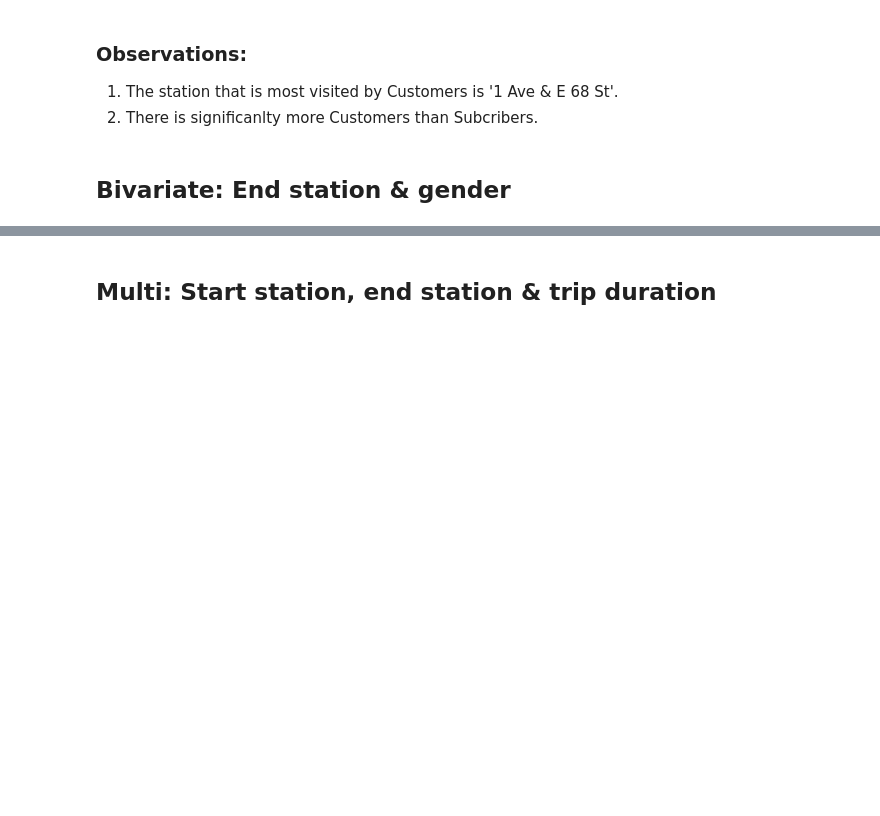
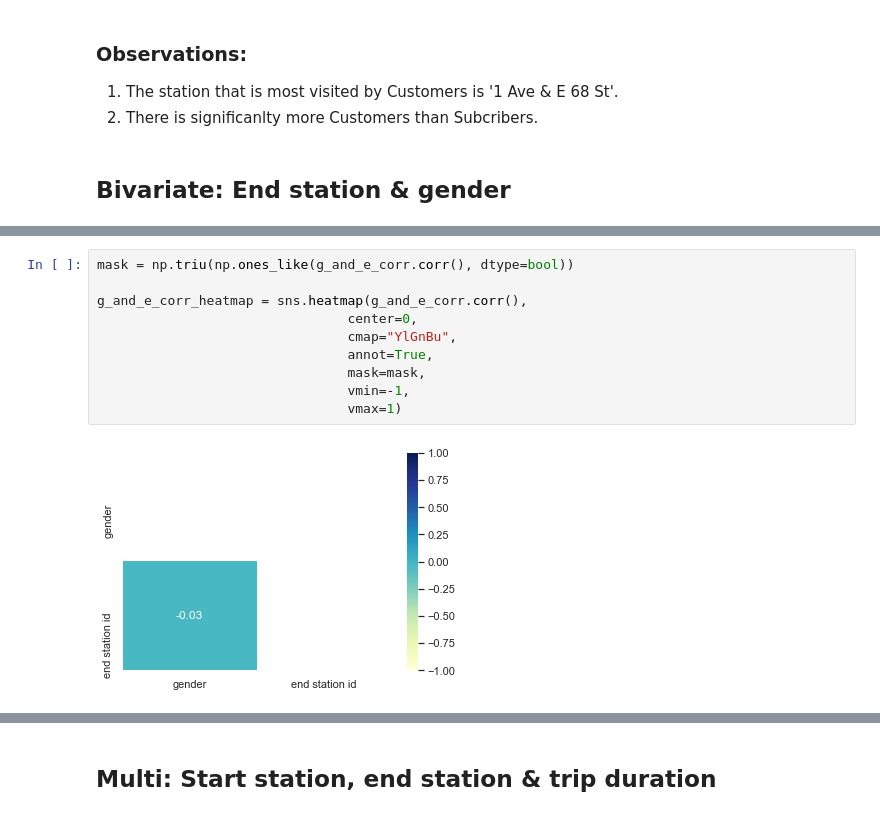
Before and after one commit to rlltj/openRefineEDA1, a Jupyter notebook: OpenRefine - Exercise 1 - 06 - EDA.ipynb, the cells around one changed output, grey strips where cells are left out. Cells and saved outputs as stored; diff of their text form; blank space fills up the shorter version.

```diff
--- a/OpenRefine - Exercise 1 - 06 - EDA.ipynb
+++ b/OpenRefine - Exercise 1 - 06 - EDA.ipynb
@@ -757,0 +804,12 @@ eStations_usertype_plot.set(xlim=(0, 4000))
+# %%
+mask = np.triu(np.ones_like(g_and_e_corr.corr(), dtype=bool))
+
+g_and_e_corr_heatmap = sns.heatmap(g_and_e_corr.corr(),
+                                center=0,
+                                cmap="YlGnBu",
+                                annot=True,
+                                mask=mask,
+                                vmin=-1,
+                                vmax=1)
+# %% [output]
+[figure, added]
```
Also changed, not shown: parts of 15 cells of this notebook.
